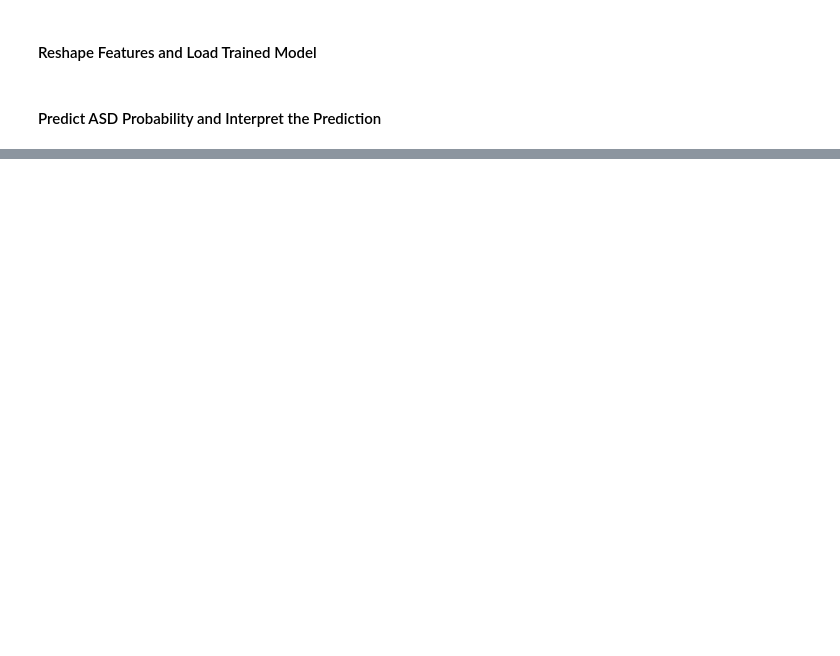
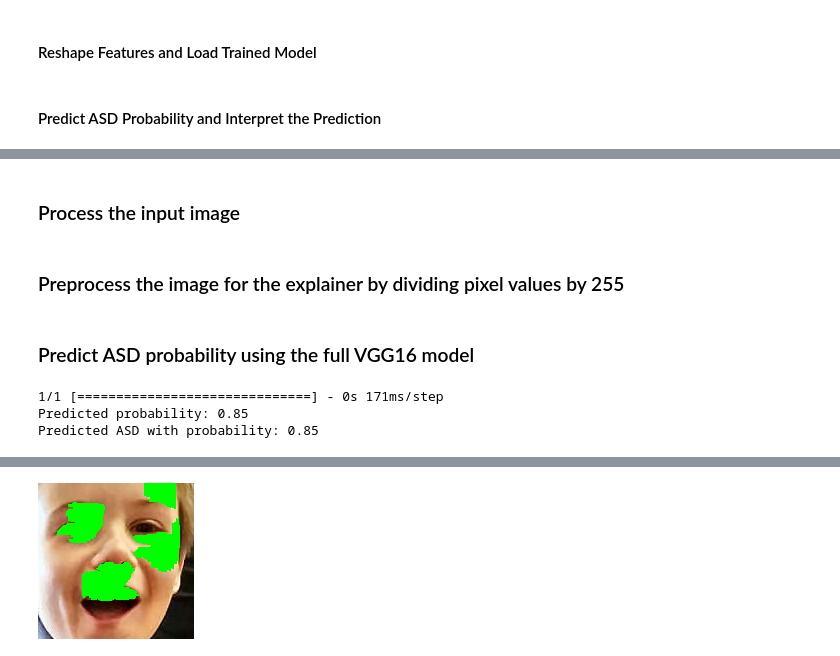
Before and after one commit to IsuruDilanga/FYP_Implementation, a Jupyter notebook: FYP_implementation/VGG16.ipynb, the cells around one changed output, grey strips where cells are left out. Cells and saved outputs as stored; diff of their text form; code cells hidden in the pictures; blank space fills up the shorter version.

```diff
--- a/FYP_implementation/VGG16.ipynb
+++ b/FYP_implementation/VGG16.ipynb
@@ -353,0 +347,2 @@ Clipping input data to the valid range for imshow with RGB data ([0..1] for floa
+# %% [markdown]
+### Process the input image ###
@@ -353,0 +354,2 @@ Clipping input data to the valid range for imshow with RGB data ([0..1] for floa
+# %% [markdown]
+### Preprocess the image for the explainer by dividing pixel values by 255 ###
@@ -353,0 +358,41 @@ Clipping input data to the valid range for imshow with RGB data ([0..1] for floa
+# %% [markdown]
+###  Predict ASD probability using the full VGG16 model ###
+# %%
+prediction = model.predict(img)[0][0]  # Access the first element for ASD probability
+
+rounded_prediction = round(prediction, 2)
+print(f"Predicted probability: {rounded_prediction:.2f}")
+
+if rounded_prediction > 0.5:
+    print(f"Predicted ASD with probability: {rounded_prediction:.2f}")
+
+    explainer = LimeImageExplainer()
+
+    # Call the function to generate and visualize explanation
+    explanation = explainer.explain_instance(img_scaled[0], model.predict, top_labels=1, hide_color=0, num_samples=10000, random_seed=42)
+
+    # Visualize the explanation using matplotlib
+    temp, mask = explanation.get_image_and_mask(explanation.top_labels[0], positive_only=True, num_features=5, hide_rest=False)
+
+    # Resize the explanation mask to match the original image dimensions
+    mask = cv2.resize(mask, (target_size[0], target_size[1]), interpolation=cv2.INTER_NEAREST)
+
+    # Convert the mask to the original image mode
+    original_image = Image.open(image_path)
+    original_width, original_height = original_image.size
+    original_mode = original_image.mode
+
+    # Overlay the explanation mask on the original image
+    mask = cv2.resize(mask, (original_width, original_height), interpolation=cv2.INTER_NEAREST)
+    original_image = np.array(original_image)
+    original_image[mask > 0.5] = (0, 255, 0)
+
+    # Display the original image with the explanation mask
+    display(Image.fromarray(original_image))
+
+else:
+    print(f"Predicted non-ASD with probability: {1 - rounded_prediction:.2f}")
+# %% [output]
+1/1 [==============================] - 0s 171ms/step
+Predicted probability: 0.85
+Predicted ASD with probability: 0.85
@@ -354,3 +416,4 @@ Clipping input data to the valid range for imshow with RGB data ([0..1] for floa
+[figure, added]
 # %%
 import numpy as np
 import cv2
```
Also changed, not shown: parts of 36 cells of this notebook, 1 other file.
